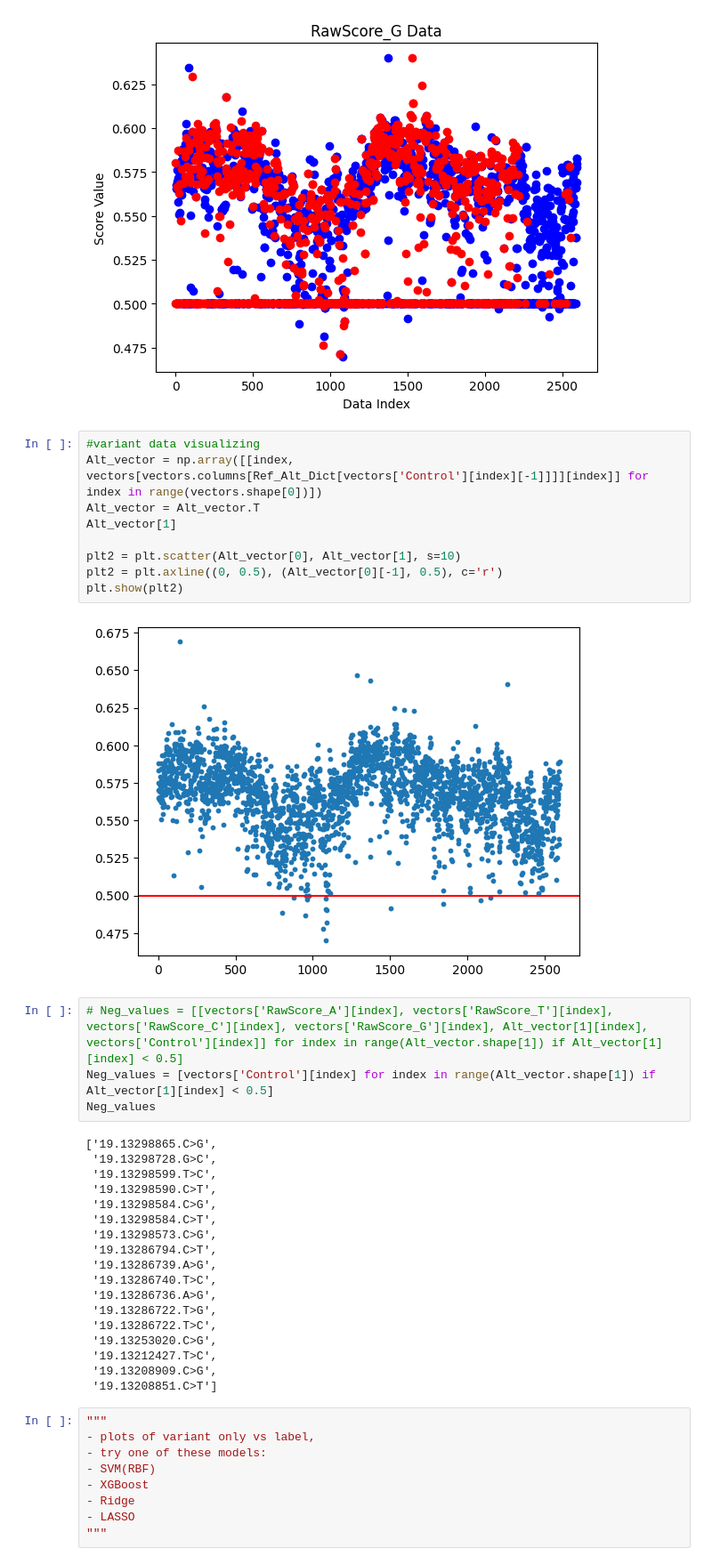
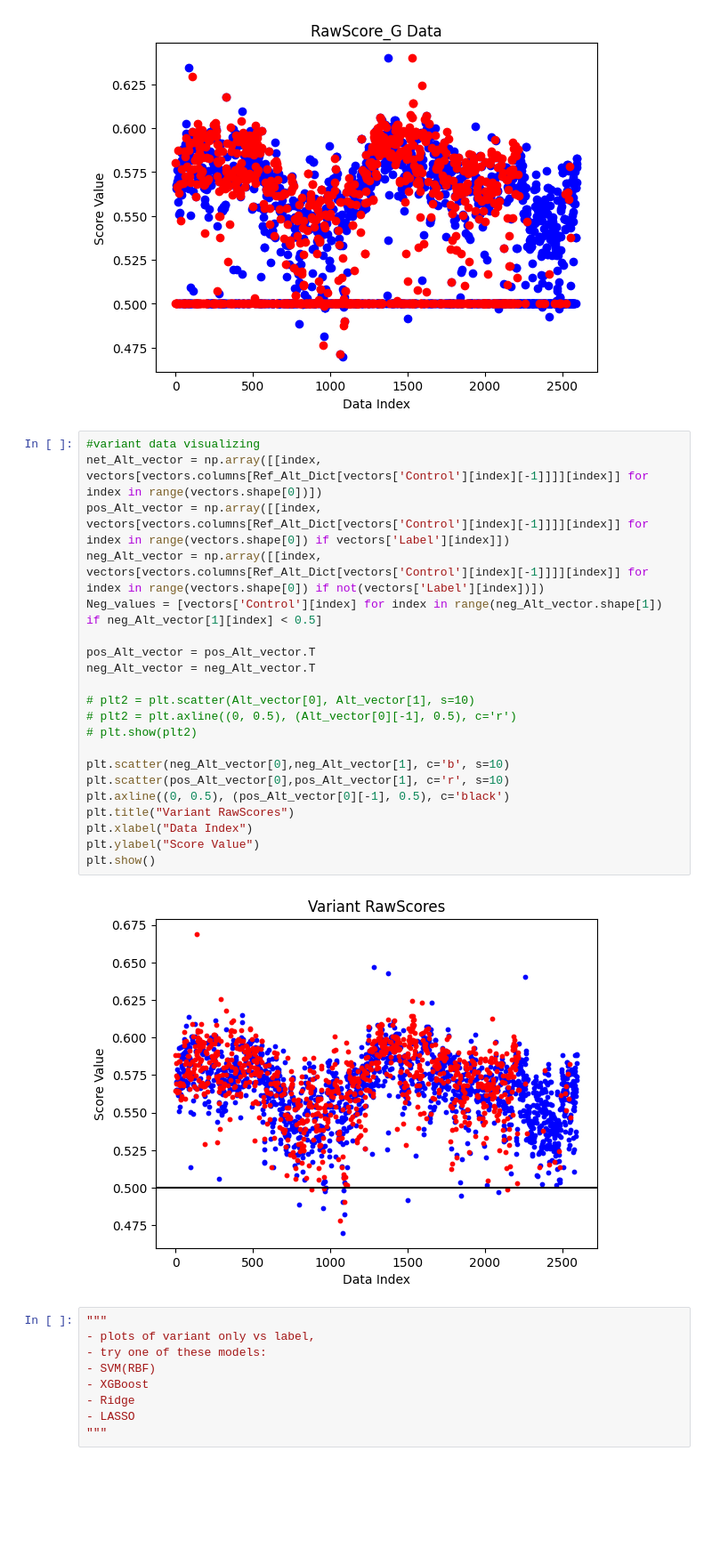
Before and after one commit to sakshmenon/PLM, a Jupyter notebook: CADD_Predictions.ipynb, the cells around one changed output. Shown: that part at 89% size. Saved outputs shown, nothing was run; the diff lists cells and outputs as text; blank space fills up the shorter version.

```diff
--- a/CADD_Predictions.ipynb
+++ b/CADD_Predictions.ipynb
@@ -51,39 +51,29 @@ plt.ylabel("Score Value")
 plt.show(plt1)
 # %% [output]
 [figure]
-# %%
-#variant data visualizing
-Alt_vector = np.array([[index, vectors[vectors.columns[Ref_Alt_Dict[vectors['Control'][index][-1]]]][index]] for index in range(vectors.shape[0])])
-Alt_vector = Alt_vector.T
-Alt_vector[1]
-
-plt2 = plt.scatter(Alt_vector[0], Alt_vector[1], s=10)
-plt2 = plt.axline((0, 0.5), (Alt_vector[0][-1], 0.5), c='r')
-plt.show(plt2)
-# %% [output]
-[figure, removed]
-# %%
-# Neg_values = [[vectors['RawScore_A'][index], vectors['RawScore_T'][index], vectors['RawScore_C'][index], vectors['RawScore_G'][index], Alt_vector[1][index], vectors['Control'][index]] for index in range(Alt_vector.shape[1]) if Alt_vector[1][index] < 0.5]
-Neg_values = [vectors['Control'][index] for index in range(Alt_vector.shape[1]) if Alt_vector[1][index] < 0.5]
-Neg_values
-# %% [output]
-['19.13298865.C>G',
- '19.13298728.G>C',
- '19.13298599.T>C',
- '19.13298590.C>T',
- '19.13298584.C>G',
- '19.13298584.C>T',
- '19.13298573.C>G',
- '19.13286794.C>T',
- '19.13286739.A>G',
- '19.13286740.T>C',
- '19.13286736.A>G',
- '19.13286722.T>G',
- '19.13286722.T>C',
- '19.13253020.C>G',
- '19.13212427.T>C',
- '19.13208909.C>G',
- '19.13208851.C>T']
+# %%
+#variant data visualizing
+net_Alt_vector = np.array([[index, vectors[vectors.columns[Ref_Alt_Dict[vectors['Control'][index][-1]]]][index]] for index in range(vectors.shape[0])])
+pos_Alt_vector = np.array([[index, vectors[vectors.columns[Ref_Alt_Dict[vectors['Control'][index][-1]]]][index]] for index in range(vectors.shape[0]) if vectors['Label'][index]])
+neg_Alt_vector = np.array([[index, vectors[vectors.columns[Ref_Alt_Dict[vectors['Control'][index][-1]]]][index]] for index in range(vectors.shape[0]) if not(vectors['Label'][index])])
+Neg_values = [vectors['Control'][index] for index in range(neg_Alt_vector.shape[1]) if neg_Alt_vector[1][index] < 0.5]
+
+pos_Alt_vector = pos_Alt_vector.T
+neg_Alt_vector = neg_Alt_vector.T
+
+# plt2 = plt.scatter(Alt_vector[0], Alt_vector[1], s=10)
+# plt2 = plt.axline((0, 0.5), (Alt_vector[0][-1], 0.5), c='r')
+# plt.show(plt2)
+
+plt.scatter(neg_Alt_vector[0],neg_Alt_vector[1], c='b', s=10)
+plt.scatter(pos_Alt_vector[0],pos_Alt_vector[1], c='r', s=10)
+plt.axline((0, 0.5), (pos_Alt_vector[0][-1], 0.5), c='black')
+plt.title("Variant RawScores")
+plt.xlabel("Data Index")
+plt.ylabel("Score Value")
+plt.show()
+# %% [output]
+[figure, added]
 # %%
 """
 - plots of variant only vs label,
```
Also changed, not shown: parts of 10 cells of this notebook.
